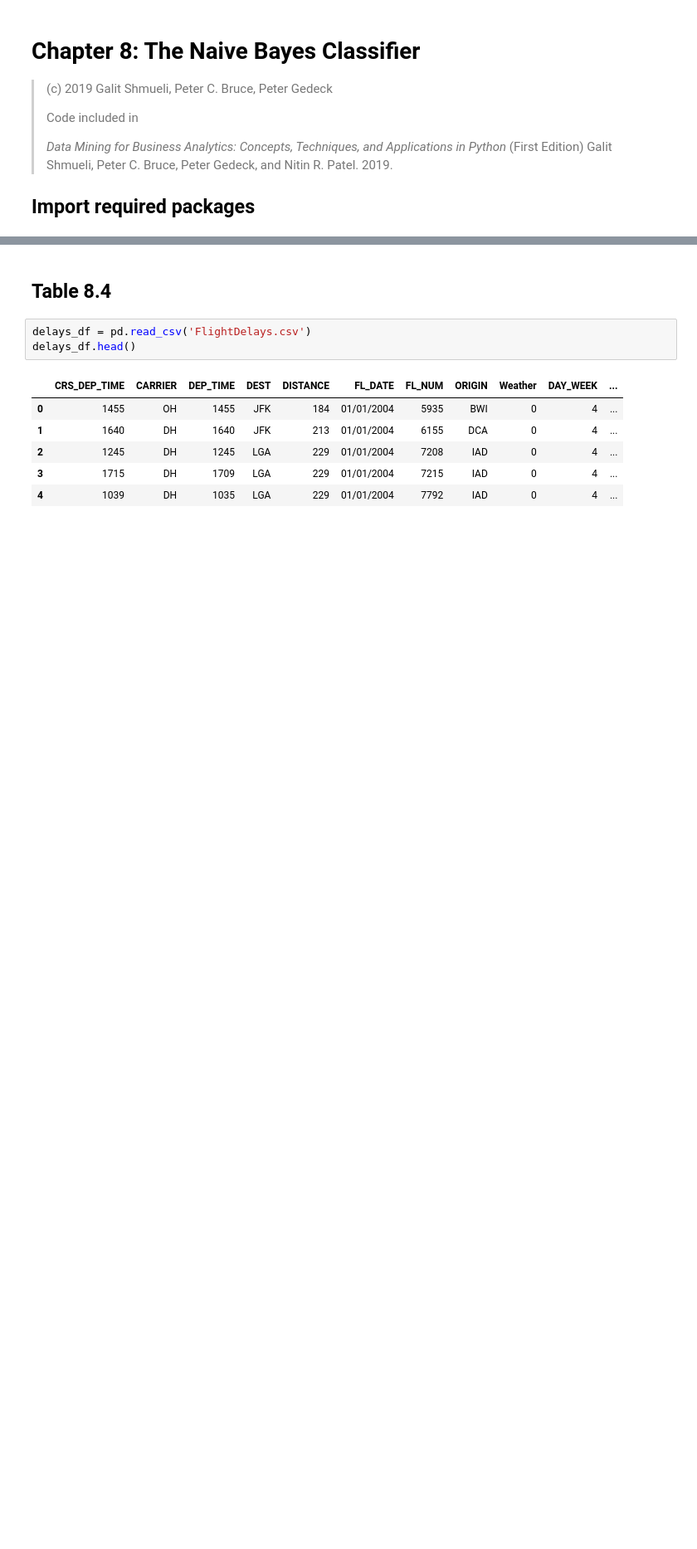
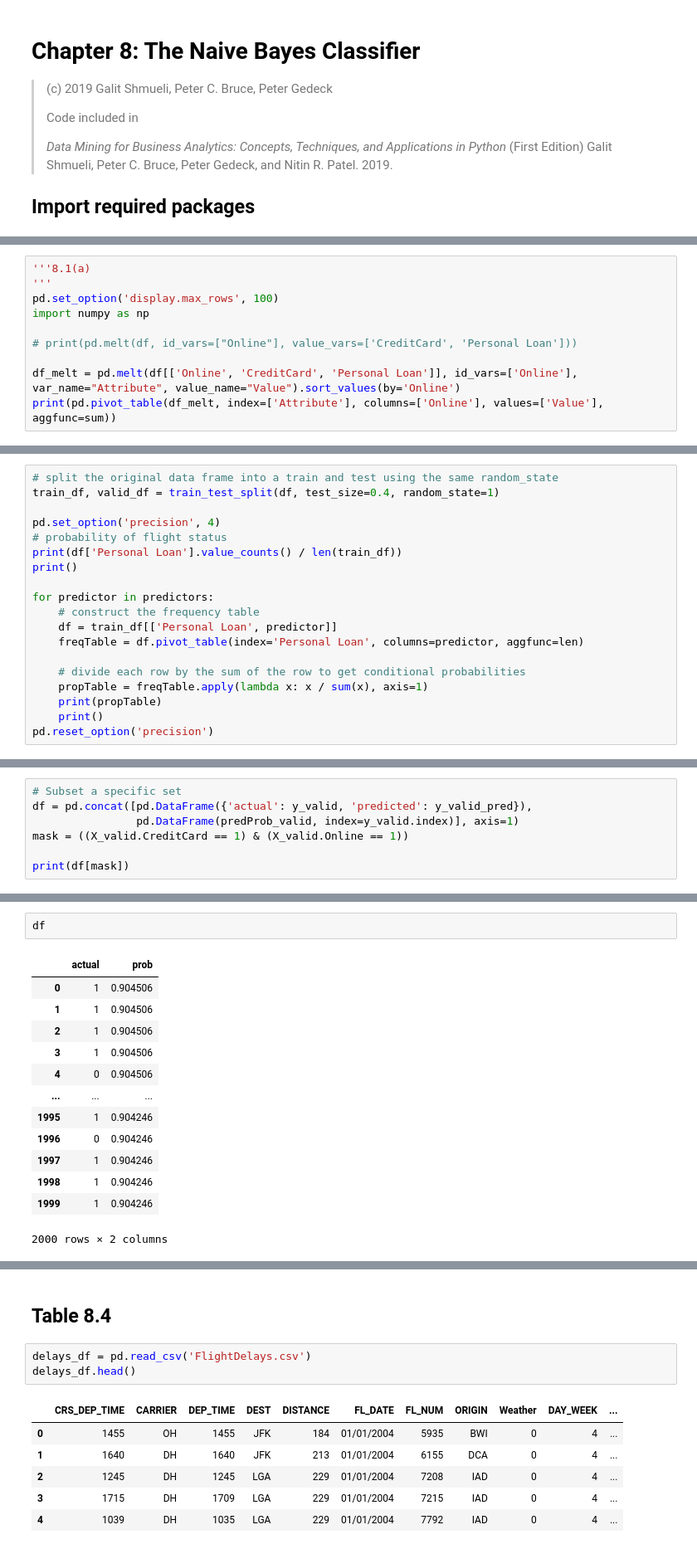
Before and after one commit to chen-szuyu-cody/Academic_Display, a Jupyter notebook: Chapter_08_Naive_Bayes_classifier.ipynb, the cells around one changed output, grey strips where cells are left out. Shown at 83% size. Drawn from its saved outputs; the diff is of its cells as text; blank space fills up the shorter version.

```diff
--- a/Chapter_08_Naive_Bayes_classifier.ipynb
+++ b/Chapter_08_Naive_Bayes_classifier.ipynb
@@ -23,0 +101,10 @@ from dmba import classificationSummary, gainsChart
+# %%
+'''8.1(a)
+'''
+pd.set_option('display.max_rows', 100)
+import numpy as np
+
+# print(pd.melt(df, id_vars=["Online"], value_vars=['CreditCard', 'Personal Loan']))
+
+df_melt = pd.melt(df[['Online', 'CreditCard', 'Personal Loan']], id_vars=['Online'], var_name="Attribute", value_name="Value").sort_values(by='Online')
+print(pd.pivot_table(df_melt, index=['Attribute'], columns=['Online'], values=['Value'], aggfunc=sum))
@@ -23,0 +216,19 @@ from dmba import classificationSummary, gainsChart
+# %%
+# split the original data frame into a train and test using the same random_state
+train_df, valid_df = train_test_split(df, test_size=0.4, random_state=1)
+
+pd.set_option('precision', 4)
+# probability of flight status
+print(df['Personal Loan'].value_counts() / len(train_df))
+print()
+
+for predictor in predictors:
+    # construct the frequency table
+    df = train_df[['Personal Loan', predictor]]
+    freqTable = df.pivot_table(index='Personal Loan', columns=predictor, aggfunc=len)
+
+    # divide each row by the sum of the row to get conditional probabilities
+    propTable = freqTable.apply(lambda x: x / sum(x), axis=1)
+    print(propTable)
+    print()
+pd.reset_option('precision')
@@ -23,0 +259,7 @@ from dmba import classificationSummary, gainsChart
+# %%
+# Subset a specific set
+df = pd.concat([pd.DataFrame({'actual': y_valid, 'predicted': y_valid_pred}),
+                pd.DataFrame(predProb_valid, index=y_valid.index)], axis=1)
+mask = ((X_valid.CreditCard == 1) & (X_valid.Online == 1))
+
+print(df[mask])
@@ -23,0 +301,16 @@ from dmba import classificationSummary, gainsChart
+# %%
+df
+# %% [output]
+|  | actual | prob |
+| 0 | 1 | 0.904506 |
+| 1 | 1 | 0.904506 |
+| 2 | 1 | 0.904506 |
+| 3 | 1 | 0.904506 |
+| 4 | 0 | 0.904506 |
+| ... | ... | ... |
+| 1995 | 1 | 0.904246 |
+| 1996 | 0 | 0.904246 |
+| 1997 | 1 | 0.904246 |
+| 1998 | 1 | 0.904246 |
+| 1999 | 1 | 0.904246 |
+2000 rows × 2 columns
```
Also changed, not shown: parts of 25 cells of this notebook.
